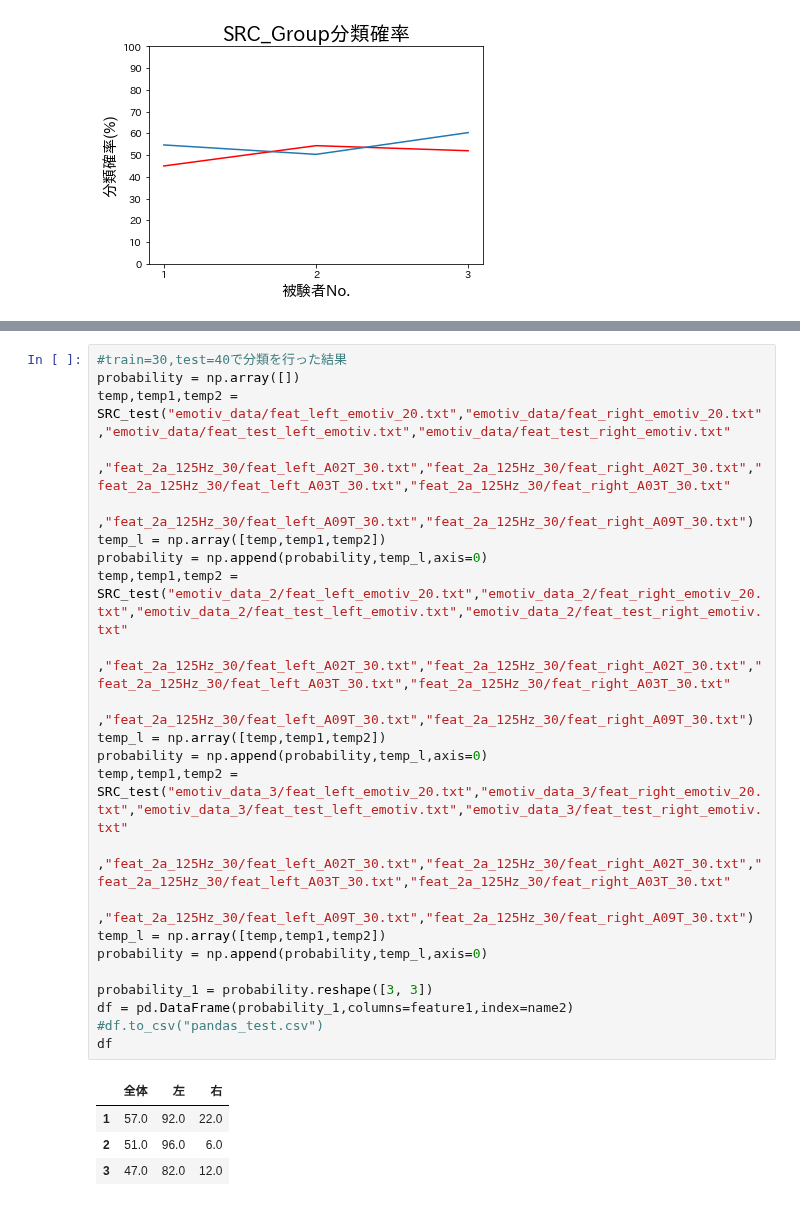
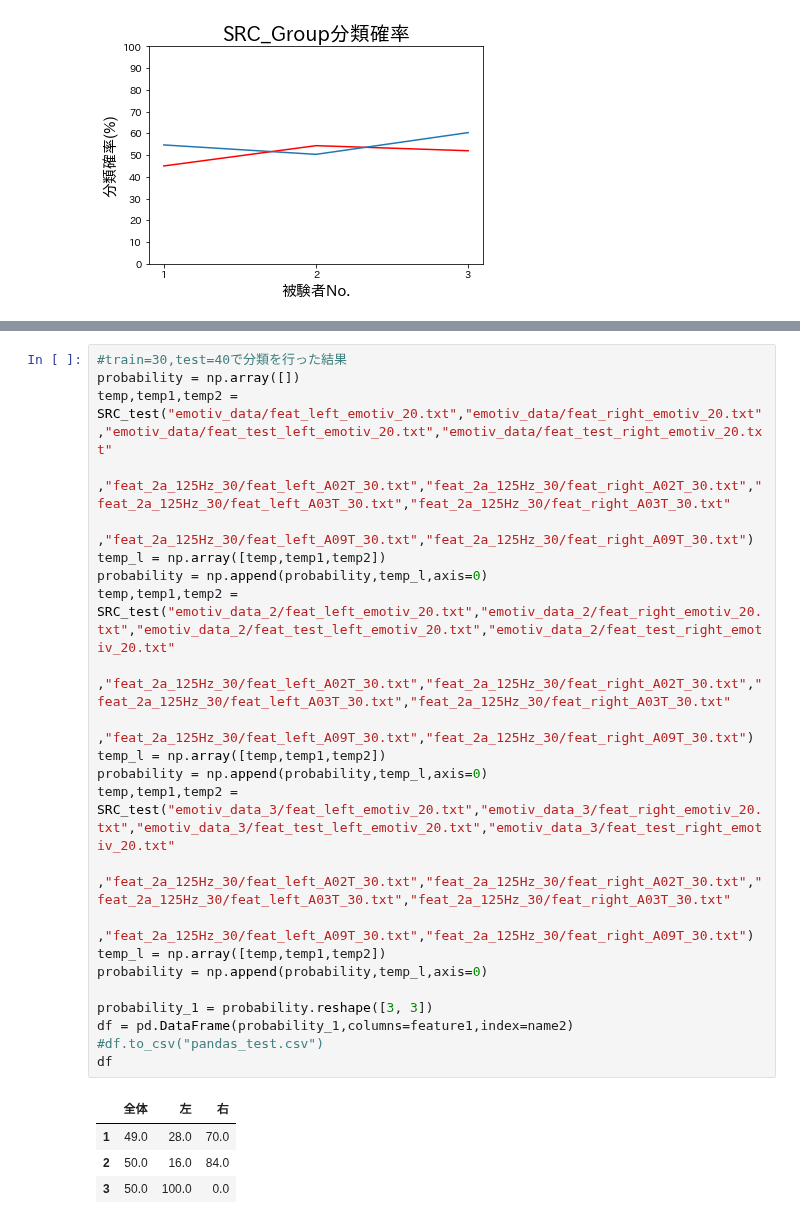
Before and after one commit to kotatakehara/BCI, a Jupyter notebook: SRC_develop/SRC_Group_function_weight.ipynb, the cells around one changed output, grey strips where cells are left out. Saved outputs shown, nothing was run; the diff lists cells and outputs as text.

```diff
--- a/SRC_develop/SRC_Group_function_weight.ipynb
+++ b/SRC_develop/SRC_Group_function_weight.ipynb
@@ -1313,31 +1313,31 @@ df
 # %%
 #train=30,test=40で分類を行った結果
 probability = np.array([])
-temp,temp1,temp2 = SRC_test("emotiv_data/feat_left_emotiv_20.txt","emotiv_data/feat_right_emotiv_20.txt","emotiv_data/feat_test_left_emotiv.txt","emotiv_data/feat_test_right_emotiv.txt"
+temp,temp1,temp2 = SRC_test("emotiv_data/feat_left_emotiv_20.txt","emotiv_data/feat_right_emotiv_20.txt","emotiv_data/feat_test_left_emotiv_20.txt","emotiv_data/feat_test_right_emotiv_20.txt"
                            ,"feat_2a_125Hz_30/feat_left_A02T_30.txt","feat_2a_125Hz_30/feat_right_A02T_30.txt","feat_2a_125Hz_30/feat_left_A03T_30.txt","feat_2a_125Hz_30/feat_right_A03T_30.txt"
                            ,"feat_2a_125Hz_30/feat_left_A09T_30.txt","feat_2a_125Hz_30/feat_right_A09T_30.txt")
 temp_l = np.array([temp,temp1,temp2])
 probability = np.append(probability,temp_l,axis=0)
-temp,temp1,temp2 = SRC_test("emotiv_data_2/feat_left_emotiv_20.txt","emotiv_data_2/feat_right_emotiv_20.txt","emotiv_data_2/feat_test_left_emotiv.txt","emotiv_data_2/feat_test_right_emotiv.txt"
+temp,temp1,temp2 = SRC_test("emotiv_data_2/feat_left_emotiv_20.txt","emotiv_data_2/feat_right_emotiv_20.txt","emotiv_data_2/feat_test_left_emotiv_20.txt","emotiv_data_2/feat_test_right_emotiv_20.txt"
                            ,"feat_2a_125Hz_30/feat_left_A02T_30.txt","feat_2a_125Hz_30/feat_right_A02T_30.txt","feat_2a_125Hz_30/feat_left_A03T_30.txt","feat_2a_125Hz_30/feat_right_A03T_30.txt"
                            ,"feat_2a_125Hz_30/feat_left_A09T_30.txt","feat_2a_125Hz_30/feat_right_A09T_30.txt")
 temp_l = np.array([temp,temp1,temp2])
 probability = np.append(probability,temp_l,axis=0)
-temp,temp1,temp2 = SRC_test("emotiv_data_3/feat_left_emotiv_20.txt","emotiv_data_3/feat_right_emotiv_20.txt","emotiv_data_3/feat_test_left_emotiv.txt","emotiv_data_3/feat_test_right_emotiv.txt"
+temp,temp1,temp2 = SRC_test("emotiv_data_3/feat_left_emotiv_20.txt","emotiv_data_3/feat_right_emotiv_20.txt","emotiv_data_3/feat_test_left_emotiv_20.txt","emotiv_data_3/feat_test_right_emotiv_20.txt"
                            ,"feat_2a_125Hz_30/feat_left_A02T_30.txt","feat_2a_125Hz_30/feat_right_A02T_30.txt","feat_2a_125Hz_30/feat_left_A03T_30.txt","feat_2a_125Hz_30/feat_right_A03T_30.txt"
                            ,"feat_2a_125Hz_30/feat_left_A09T_30.txt","feat_2a_125Hz_30/feat_right_A09T_30.txt")
 temp_l = np.array([temp,temp1,temp2])
 probability = np.append(probability,temp_l,axis=0)
 
 probability_1 = probability.reshape([3, 3])
 df = pd.DataFrame(probability_1,columns=feature1,index=name2)
 #df.to_csv("pandas_test.csv")
 df
 # %% [output]
 |  | 全体 | 左 | 右 |
-| 1 | 57.0 | 92.0 | 22.0 |
-| 2 | 51.0 | 96.0 | 6.0 |
-| 3 | 47.0 | 82.0 | 12.0 |
+| 1 | 49.0 | 28.0 | 70.0 |
+| 2 | 50.0 | 16.0 | 84.0 |
+| 3 | 50.0 | 100.0 | 0.0 |
 # %%
 #train=30,test=40で分類を行った結果
 probability = np.array([])
```
Also changed, not shown: parts of 17 cells of this notebook.
